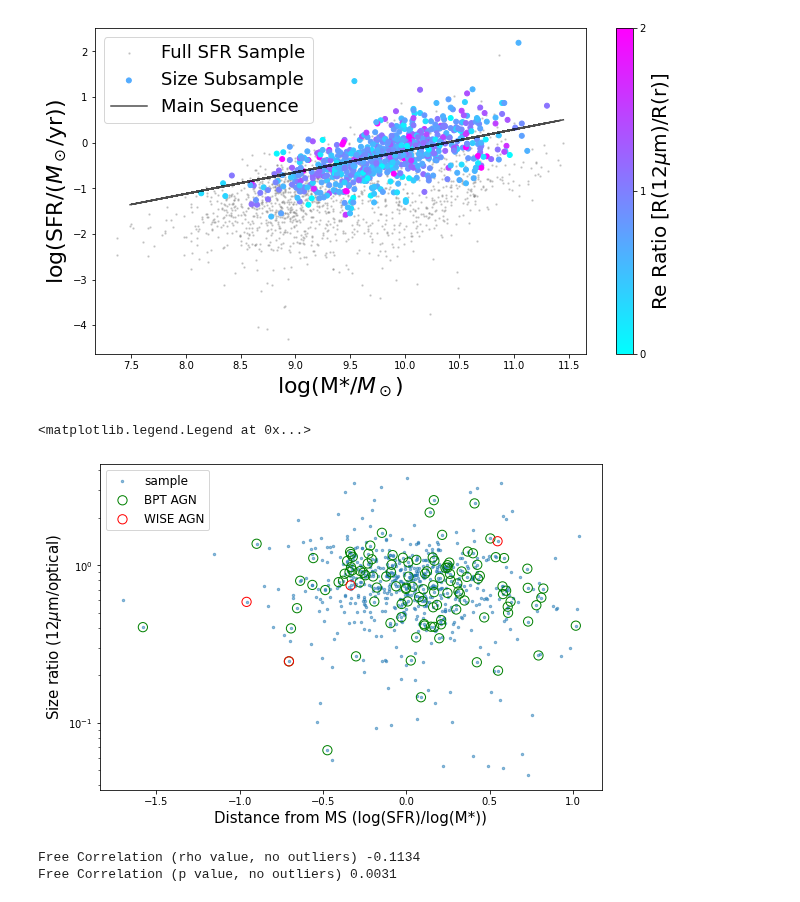
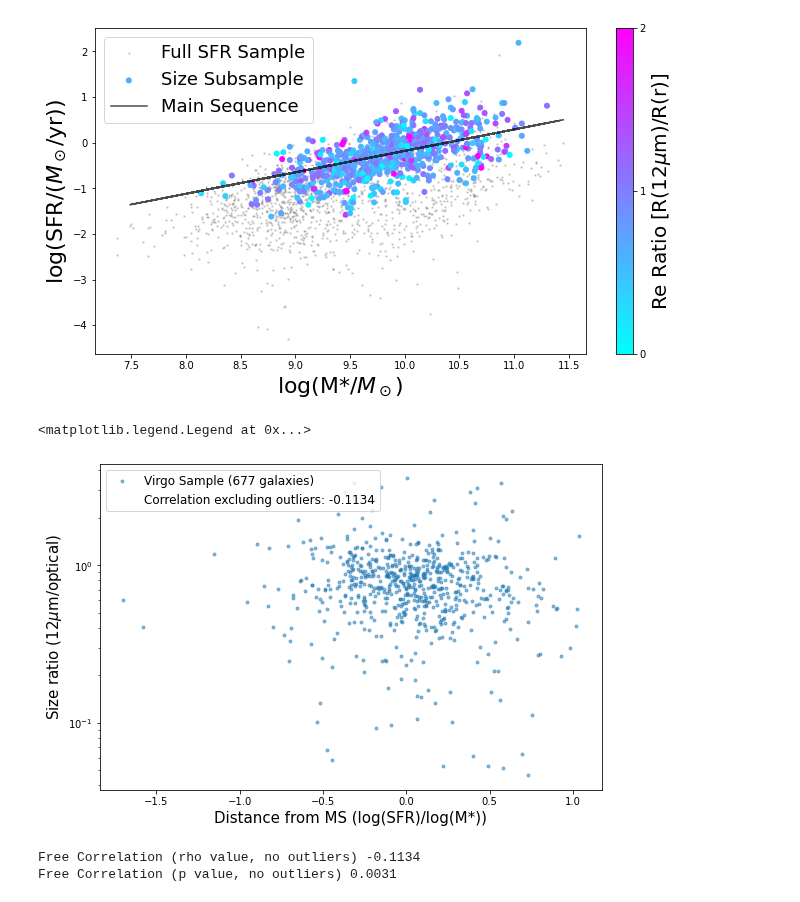
Before and after one commit to Kyssuber/research, a Jupyter notebook: disk_size_comparison-MarkAGN-RemoveOutliers-NewPSF.ipynb, the cells around one changed output. Drawn from its saved outputs; the diff is of its cells as text; code cells hidden in the pictures.

```diff
--- a/disk_size_comparison-MarkAGN-RemoveOutliers-NewPSF.ipynb
+++ b/disk_size_comparison-MarkAGN-RemoveOutliers-NewPSF.ipynb
@@ -16,7 +18,7 @@ from numpy import percentile
 homedir = os.getenv("HOME")
 
 #sga matched to VF catalog
-sgacut = Table.read(homedir+'/sgacut_coadd.fits')
+sgacut = Table.read(homedir+'/sgacut_coadd_v1.fits')
 
 #sga r50 parameters
 sga_params = Table.read(homedir+'/sga_params')
@@ -503,22 +508,23 @@ plt.legend(loc='upper left',fontsize=18)
 d2 = (0.47*Mstar - SFR - 4.88) / (np.sqrt(0.47**2 + 1**2))
 # %%
 plt.figure(figsize=(9,6))
-plt.scatter(d2,re_ratio_2,s=6,alpha=0.5,label='sample')
+plt.scatter(d2,re_ratio_2,s=9,alpha=0.5,label='Virgo Sample (677 galaxies)')
+plt.scatter([],[],label='Correlation excluding outliers: -0.1134',color='white')
 plt.yscale('log')
 plt.ylabel(r'Size ratio (12$\mu$m/optical)',fontsize=15)
 plt.xlabel('Distance from MS (log(SFR)/log(M*))',fontsize=15)
 
-plt.scatter(d2[kauffman_agn_flag2], re_ratio_2[kauffman_agn_flag2], s=85, facecolors='none',
-            edgecolors='g',label='BPT AGN')
-plt.scatter(d2[~wise_agn_flag2], re_ratio_2[~wise_agn_flag2], s=85, facecolors='none',
-            edgecolors='r',label='WISE AGN')
+#plt.scatter(d2[kauffman_agn_flag2], re_ratio_2[kauffman_agn_flag2], s=85, facecolors='none',
+#            edgecolors='g',label='BPT AGN')
+#plt.scatter(d2[~wise_agn_flag2], re_ratio_2[~wise_agn_flag2], s=85, facecolors='none',
+#            edgecolors='r',label='WISE AGN')
 
 #plt.plot([np.min(d2),np.max(d2)],[mean_re-std_re,mean_re-std_re],label=r'-1$\sigma$')
 
 plt.legend(loc='upper left',fontsize=12)
 # %% [output]
 <matplotlib.legend.Legend at 0x...>
-[figure, old version]
+[figure, new version]
 # %%
 #Spearman rank correlation test
 #~kauffman_agn_flag excludes BPT AGN
```
Also changed, not shown: parts of 14 cells of this notebook, 19 other files.
